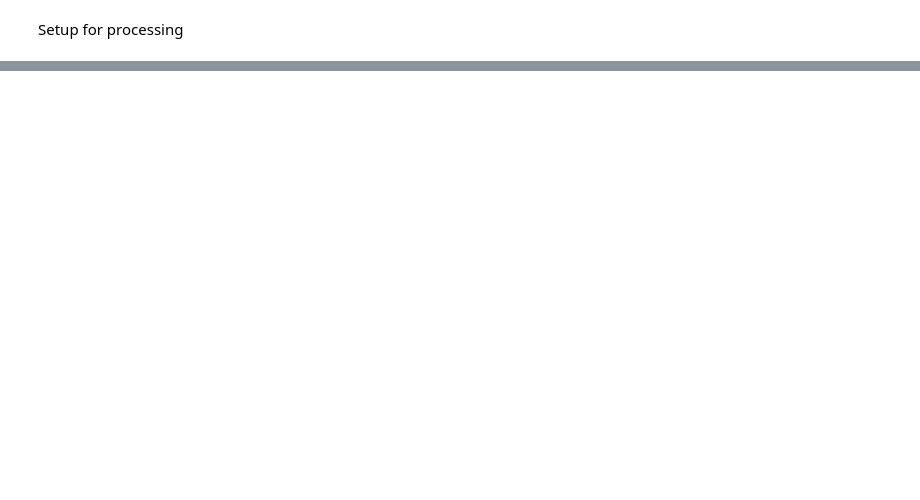
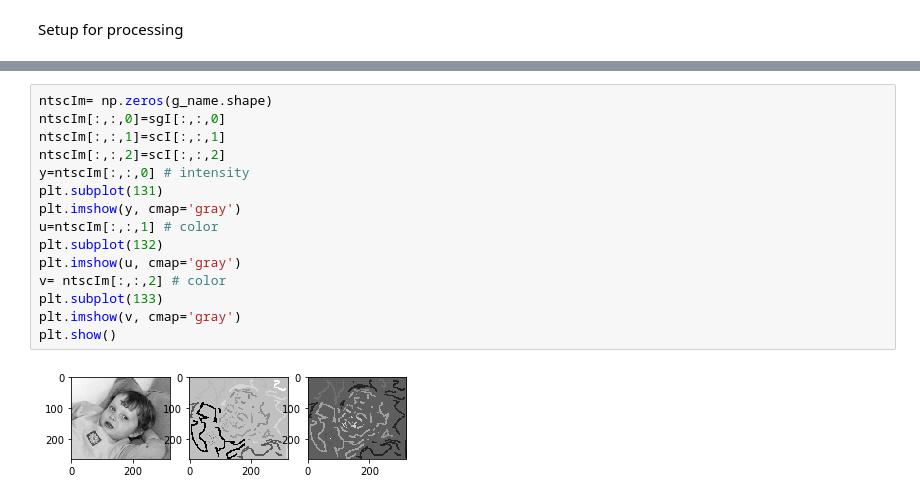
Before and after one commit to frankida/colorization, a Jupyter notebook: colorization_project.ipynb, the cells around one changed output, grey strips where cells are left out. Drawn from its saved outputs; the diff is of its cells as text; blank space fills up the shorter version.

```diff
--- a/colorization_project.ipynb
+++ b/colorization_project.ipynb
@@ -80,0 +60,17 @@ plt.show()
+# %%
+ntscIm= np.zeros(g_name.shape)
+ntscIm[:,:,0]=sgI[:,:,0]
+ntscIm[:,:,1]=scI[:,:,1]
+ntscIm[:,:,2]=scI[:,:,2]
+y=ntscIm[:,:,0] # intensity
+plt.subplot(131)
+plt.imshow(y, cmap='gray')
+u=ntscIm[:,:,1] # color
+plt.subplot(132)
+plt.imshow(u, cmap='gray')
+v= ntscIm[:,:,2] # color
+plt.subplot(133)
+plt.imshow(v, cmap='gray')
+plt.show()
+# %% [output]
+[figure, added]
```
Also changed, not shown: parts of 4 cells of this notebook, 1 other file.
